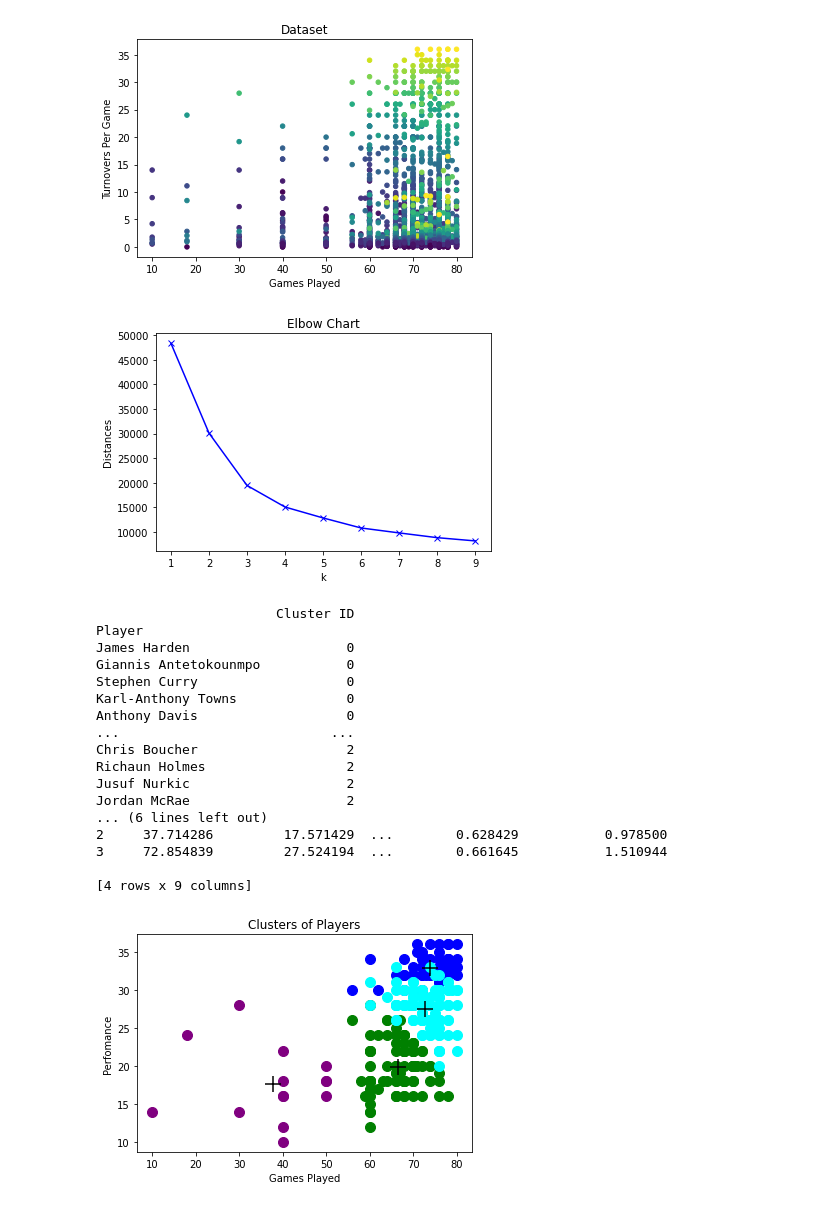
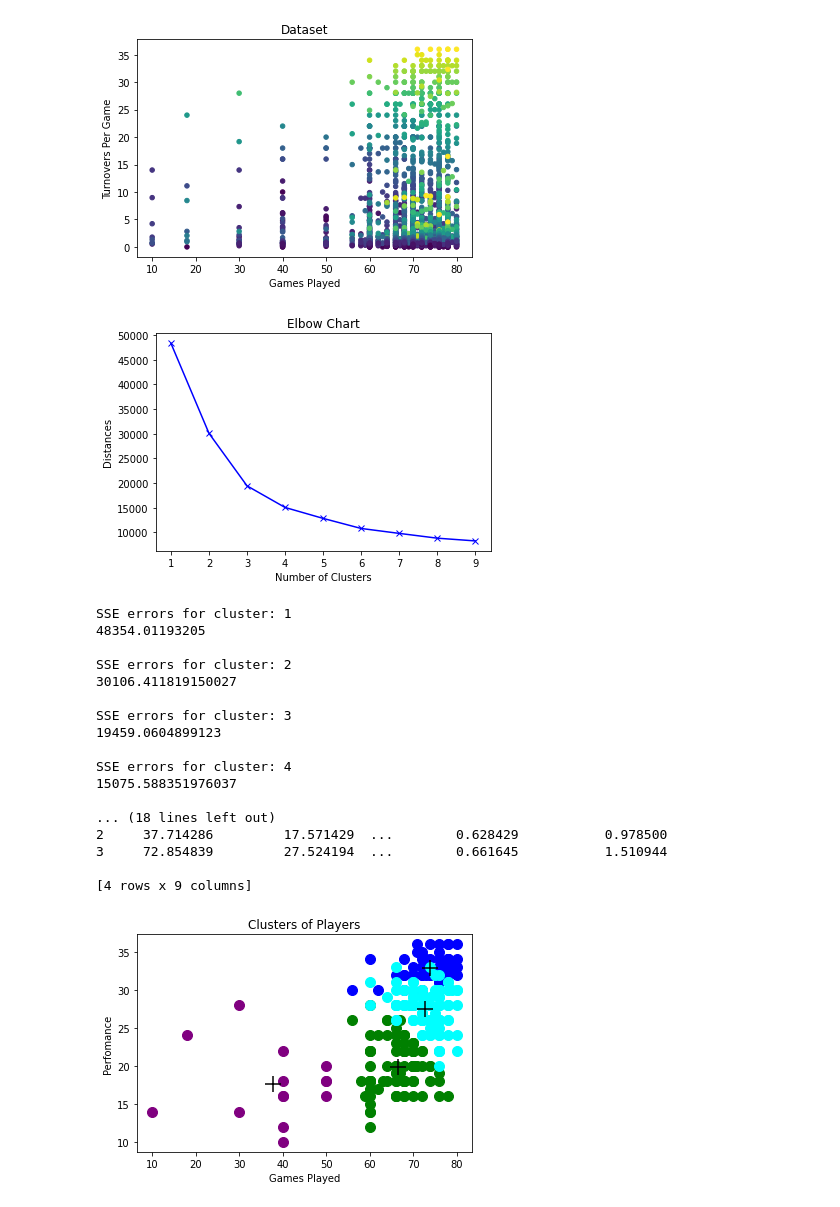
Before and after one commit to Gulnaz-18/K-means-clustering, a Jupyter notebook: Assignment3.ipynb, the cells around one changed output. Cells and saved outputs as stored; diff of their text form; code cells hidden in the pictures.

```diff
--- a/Assignment3.ipynb
+++ b/Assignment3.ipynb
@@ -40,20 +40,28 @@ for k in points:
     kmeans = kmeans.fit(frame)
     distances.append(kmeans.inertia_)
 
+
 #plot the Elbow Chart
 plt.plot(points, distances, 'bx-')
-plt.xlabel('k')
+plt.xlabel('Number of Clusters')
 plt.ylabel('Distances')
 plt.title('Elbow Chart')
 plt.show()
 
 #assign k with optimal value according to Elbow Chart
-k_means = cluster.KMeans(n_clusters=4, max_iter=50, random_state=1)
-k = k_means.fit_predict(frame)
-labels = k_means.labels_
-pd.DataFrame(labels, index=nba.Player, columns=['Cluster ID'])
+sse = {}
+for i in range (1, 5):
+   k_means = cluster.KMeans(n_clusters=i, max_iter=50, random_state=1)
+   k = k_means.fit_predict(frame)
+   labels = k_means.labels_
+   pd.DataFrame(labels, index=nba.Player, columns=['Cluster ID'])
+   #print the SSE errors
+   sse[i] = k_means.inertia_
+   print ("\nSSE errors for cluster:", i)
+   print (sse[i])
 
 #print the clustered data
+print ()
 print (pd.DataFrame(labels, index=nba.Player, columns=['Cluster ID']))
 
 #compute the centroids
@@ -93,18 +101,18 @@ Resolving inst-fs-iad-prod.inscloudgate.net (inst-fs-iad-prod.inscloudgate.net).
 [figure]
-[figure, old version]
+[figure, new version]
-                       Cluster ID
-Player
-James Harden                    0
-Giannis Antetokounmpo           0
-Stephen Curry                   0
-Karl-Anthony Towns              0
-Anthony Davis                   0
-...                           ...
-Chris Boucher                   2
-Richaun Holmes                  2
-Jusuf Nurkic                    2
-Jordan McRae                    2
-... (6 lines left out)
+SSE errors for cluster: 1
+48354.01193205
+
+SSE errors for cluster: 2
+30106.411819150027
+
+SSE errors for cluster: 3
+19459.0604899123
+
+SSE errors for cluster: 4
+15075.588351976037
+
+... (18 lines left out)
 2     37.714286         17.571429  ...        0.628429           0.978500
 3     72.854839         27.524194  ...        0.661645           1.510944
 
```
Also changed, not shown: parts of 1 cell of this notebook.
